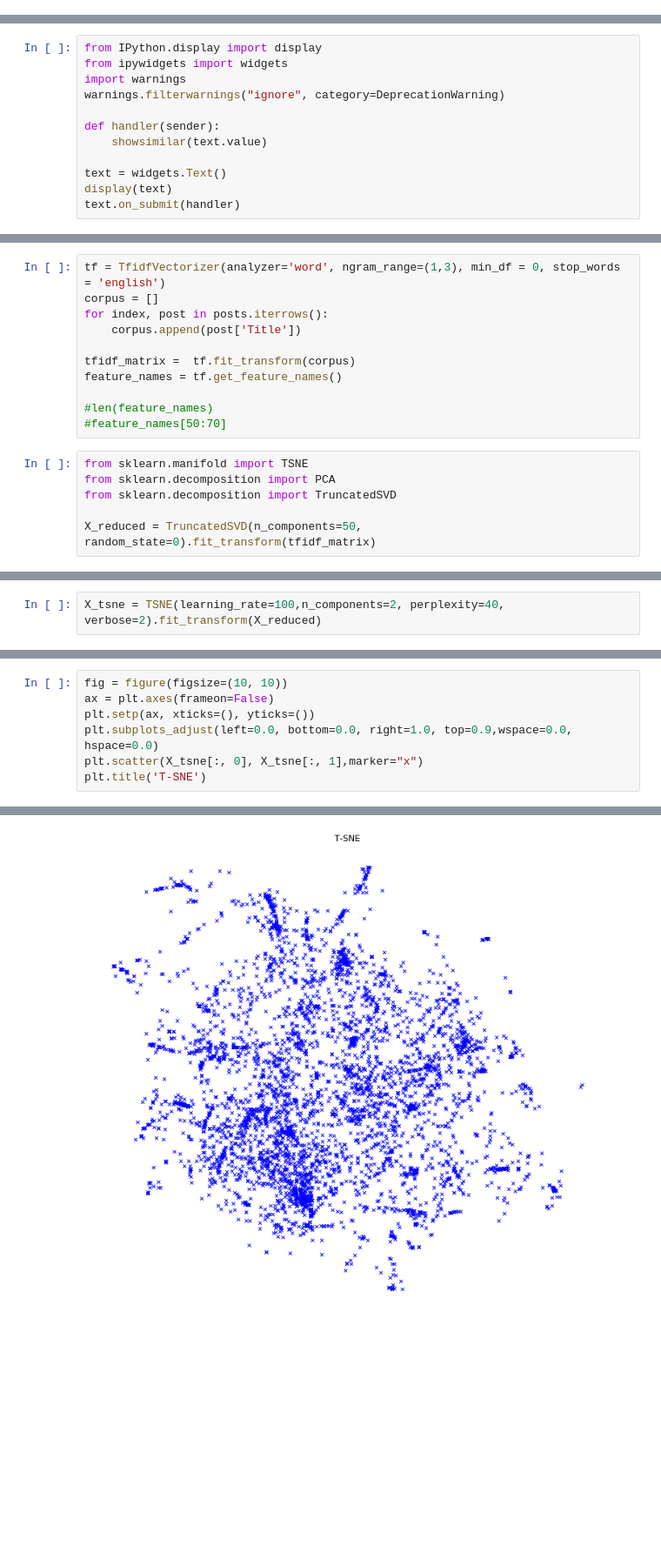
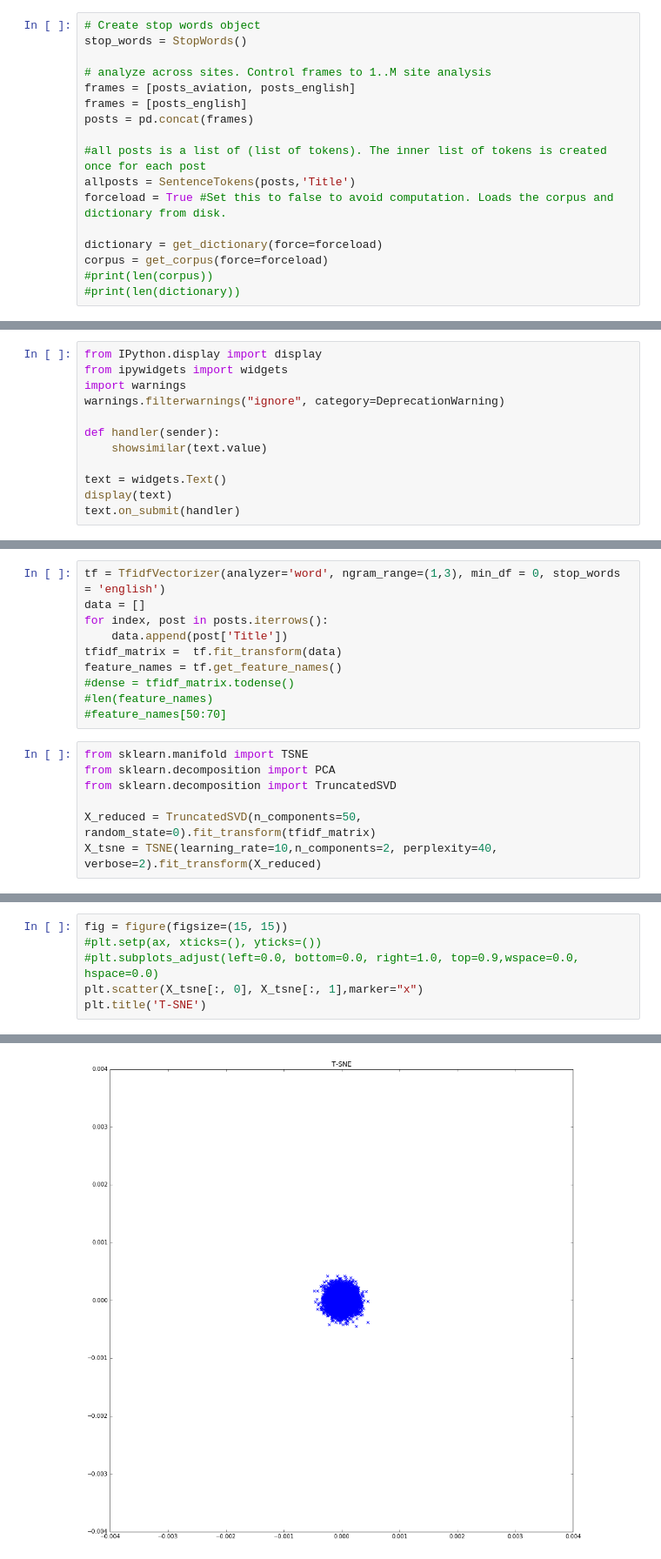
Before and after one commit to dhruvaray/soml, a Jupyter notebook: index.ipynb, the cells around one changed output, grey strips where cells are left out. Shown at 87% size. Drawn from its saved outputs; the diff is of its cells as text; blank space fills up the shorter version.

```diff
--- a/index.ipynb
+++ b/index.ipynb
@@ -304,0 +205,17 @@ ldamodel = get_lda_model()
+# %%
+# Create stop words object
+stop_words = StopWords()
+
+# analyze across sites. Control frames to 1..M site analysis
+frames = [posts_aviation, posts_english]
+frames = [posts_english]
+posts = pd.concat(frames)
+
+#all posts is a list of (list of tokens). The inner list of tokens is created once for each post
+allposts = SentenceTokens(posts,'Title')
+forceload = True #Set this to false to avoid computation. Loads the corpus and dictionary from disk.
+
+dictionary = get_dictionary(force=forceload)
+corpus = get_corpus(force=forceload)
+#print(len(corpus))
+#print(len(dictionary))
@@ -450,12 +568,11 @@ text.on_submit(handler)
 # %%
 tf = TfidfVectorizer(analyzer='word', ngram_range=(1,3), min_df = 0, stop_words = 'english')
-corpus = []
+data = []
 for index, post in posts.iterrows():
-    corpus.append(post['Title'])
-
-tfidf_matrix =  tf.fit_transform(corpus)
+    data.append(post['Title'])
+tfidf_matrix =  tf.fit_transform(data)
 feature_names = tf.get_feature_names()
-
+#dense = tfidf_matrix.todense()
 #len(feature_names)
 #feature_names[50:70]
 # %%
@@ -464,3 +581,4 @@ from sklearn.decomposition import PCA
 from sklearn.decomposition import TruncatedSVD
 
 X_reduced = TruncatedSVD(n_components=50, random_state=0).fit_transform(tfidf_matrix)
+X_tsne = TSNE(learning_rate=10,n_components=2, perplexity=40, verbose=2).fit_transform(X_reduced)
@@ -467,2 +602,0 @@ X_reduced = TruncatedSVD(n_components=50, random_state=0).fit_transform(tfidf_ma
-# %%
-X_tsne = TSNE(learning_rate=100,n_components=2, perplexity=40, verbose=2).fit_transform(X_reduced)
@@ -502,13 +616,12 @@ plt.title('PCA')
 # %%
-fig = figure(figsize=(10, 10))
-ax = plt.axes(frameon=False)
-plt.setp(ax, xticks=(), yticks=())
-plt.subplots_adjust(left=0.0, bottom=0.0, right=1.0, top=0.9,wspace=0.0, hspace=0.0)
+fig = figure(figsize=(15, 15))
+#plt.setp(ax, xticks=(), yticks=())
+#plt.subplots_adjust(left=0.0, bottom=0.0, right=1.0, top=0.9,wspace=0.0, hspace=0.0)
 plt.scatter(X_tsne[:, 0], X_tsne[:, 1],marker="x")
 plt.title('T-SNE')
 # %% [output]
 <matplotlib.text.Text at 0x...>
-[figure, old version]
+[figure, new version]
 # %% [markdown]
 # Future Directions
 
```
Also changed, not shown: parts of 58 cells of this notebook.
